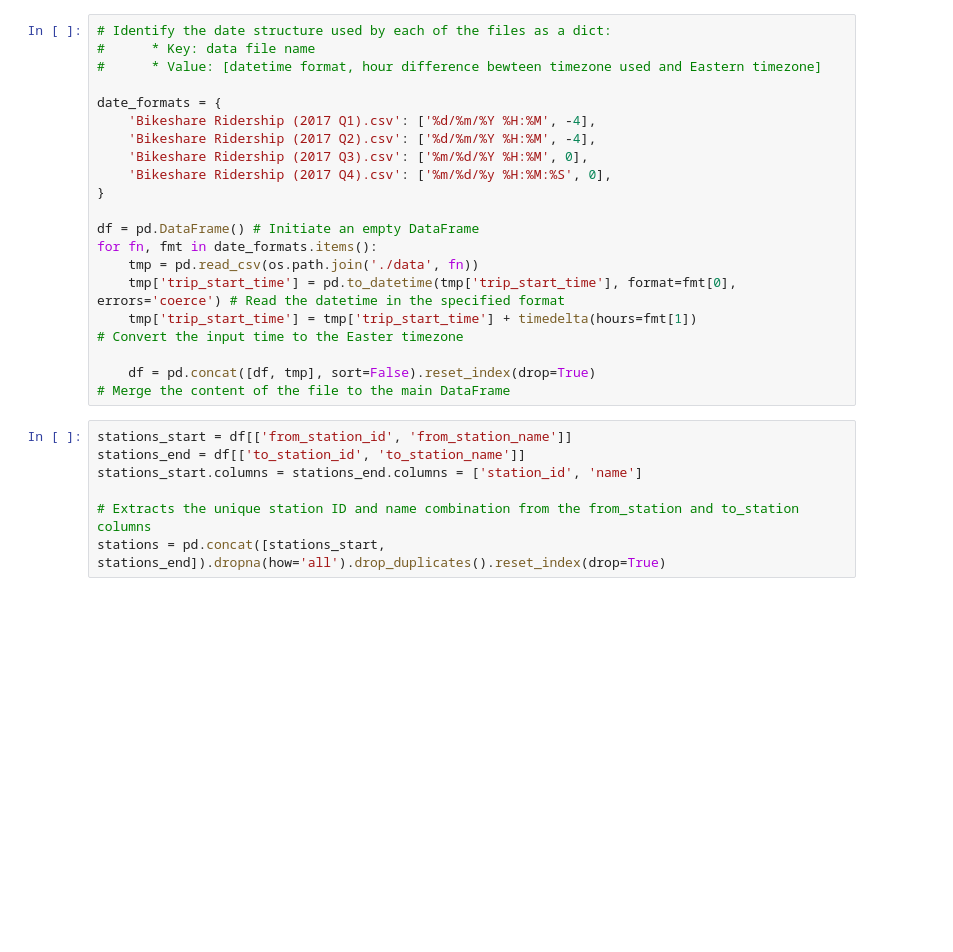
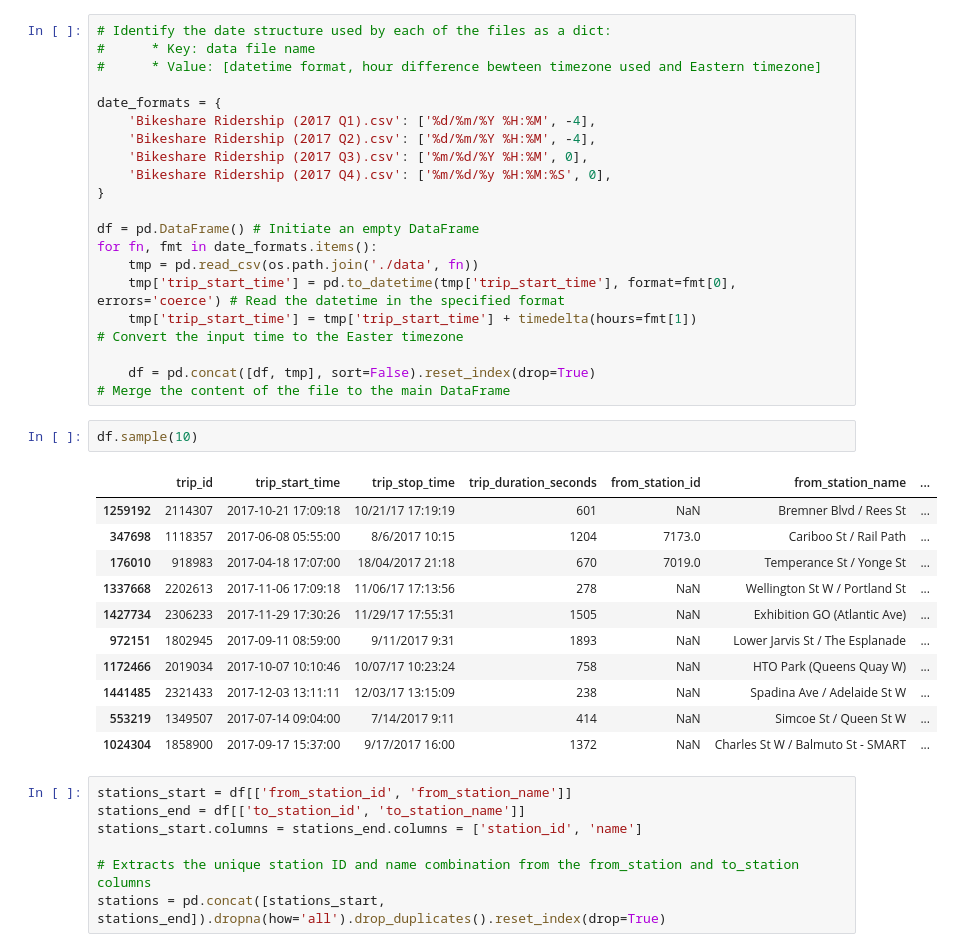
Before and after one commit to open-data-toronto/story-bike-share-ridership, a Jupyter notebook: clean_data.ipynb, the cells around one changed output. Cells and saved outputs as stored; diff of their text form; blank space fills up the shorter version.

```diff
--- a/clean_data.ipynb
+++ b/clean_data.ipynb
@@ -36,6 +50,20 @@ for fn, fmt in date_formats.items():
     tmp['trip_start_time'] = tmp['trip_start_time'] + timedelta(hours=fmt[1])                       # Convert the input time to the Easter timezone
 
     df = pd.concat([df, tmp], sort=False).reset_index(drop=True)                                    # Merge the content of the file to the main DataFrame
+# %%
+df.sample(10)
+# %% [output]
+|  | trip_id | trip_start_time | trip_stop_time | trip_duration_seconds | from_station_id | from_station_name | ... |
+| 1259192 | 2114307 | 2017-10-21 17:09:18 | 10/21/17 17:19:19 | 601 | NaN | Bremner Blvd / Rees St | ... |
+| 347698 | 1118357 | 2017-06-08 05:55:00 | 8/6/2017 10:15 | 1204 | 7173.0 | Cariboo St / Rail Path | ... |
+| 176010 | 918983 | 2017-04-18 17:07:00 | 18/04/2017 21:18 | 670 | 7019.0 | Temperance St / Yonge St | ... |
+| 1337668 | 2202613 | 2017-11-06 17:09:18 | 11/06/17 17:13:56 | 278 | NaN | Wellington St W / Portland St | ... |
+| 1427734 | 2306233 | 2017-11-29 17:30:26 | 11/29/17 17:55:31 | 1505 | NaN | Exhibition GO (Atlantic Ave) | ... |
+| 972151 | 1802945 | 2017-09-11 08:59:00 | 9/11/2017 9:31 | 1893 | NaN | Lower Jarvis St / The Esplanade | ... |
+| 1172466 | 2019034 | 2017-10-07 10:10:46 | 10/07/17 10:23:24 | 758 | NaN | HTO Park (Queens Quay W) | ... |
+| 1441485 | 2321433 | 2017-12-03 13:11:11 | 12/03/17 13:15:09 | 238 | NaN | Spadina Ave / Adelaide St W | ... |
+| 553219 | 1349507 | 2017-07-14 09:04:00 | 7/14/2017 9:11 | 414 | NaN | Simcoe St / Queen St W | ... |
+| 1024304 | 1858900 | 2017-09-17 15:37:00 | 9/17/2017 16:00 | 1372 | NaN | Charles St W / Balmuto St - SMART | ... |
 # %%
 stations_start = df[['from_station_id', 'from_station_name']]
 stations_end = df[['to_station_id', 'to_station_name']]
```
Also changed, not shown: parts of 9 cells of this notebook, 1 other file.
